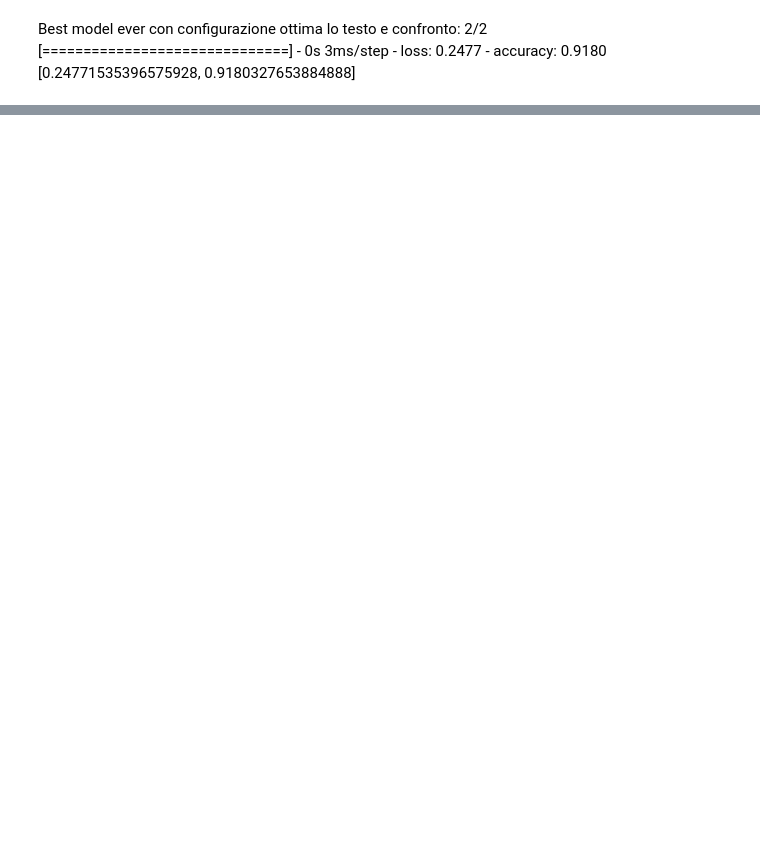
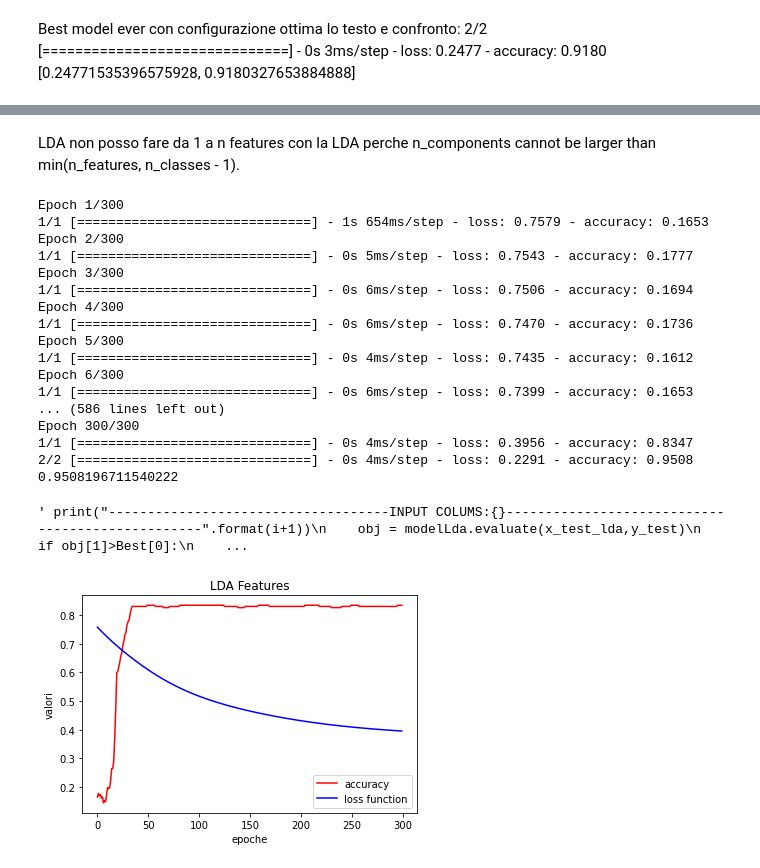
Before and after one commit to MatteoIng/FromEngToArt, a Jupyter notebook: ClassificationDeepHeartAttack.ipynb, the cells around one changed output, grey strips where cells are left out. Cells and saved outputs as stored; diff of their text form; code cells hidden in the pictures; blank space fills up the shorter version.

```diff
--- a/ClassificationDeepHeartAttack.ipynb
+++ b/ClassificationDeepHeartAttack.ipynb
@@ -487,0 +523,63 @@ Accuratezza:  0.819672131147541
+# %% [markdown]
+LDA non posso fare da 1 a n features con la LDA perche n_components cannot be larger than min(n_features, n_classes - 1).
+# %%
+Best = [0,""]
+
+
+#for i in range(1,):
+
+lda = LinearDiscriminantAnalysis(n_components=1)
+x_train_lda= lda.fit_transform(x_train, y_train)
+x_test_lda = lda.fit_transform(x_test,y_test)
+#print(x_test_lda.shape)
+#print(y_test.shape)
+
+modelLda = tf.keras.Sequential([
+    tf.keras.layers.BatchNormalization(),
+    tf.keras.layers.Dense(13,tf.keras.activations.relu),
+    tf.keras.layers.Dense(2,tf.keras.activations.softmax)
+])
+
+modelLda.compile(optimizer="adam",loss=tf.keras.losses.sparse_categorical_crossentropy, metrics=['accuracy'])
+storia = modelLda.fit(x_train_lda,y_train,batch_size=300,epochs=300)
+#modelLda.evaluate(x_test,y_test)
+
+
+
+plt.figure(i)
+plt.title('LDA Features')
+plt.plot(storia.history['accuracy'], color = 'red')
+plt.plot(storia.history['loss'], color = 'blue')
+plt.xlabel('epoche')
+plt.ylabel('valori')
+plt.legend(['accuracy','loss function'])
+_,BestLda = modelLda.evaluate(x_test_lda,y_test)
+print(BestLda)
+
+""" print("------------------------------------INPUT COLUMS:{}-------------------------------------------------".format(i+1))
+    obj = modelLda.evaluate(x_test_lda,y_test)
+    if obj[1]>Best[0]:
+            Best[0] = obj[1]
+            Best[1] = "INPUT COLUMS "+str(i+1)
+plt.show()
+print("BEST:",Best) """
+# %% [output]
+Epoch 1/300
+1/1 [==============================] - 1s 654ms/step - loss: 0.7579 - accuracy: 0.1653
+Epoch 2/300
+1/1 [==============================] - 0s 5ms/step - loss: 0.7543 - accuracy: 0.1777
+Epoch 3/300
+1/1 [==============================] - 0s 6ms/step - loss: 0.7506 - accuracy: 0.1694
+Epoch 4/300
+1/1 [==============================] - 0s 6ms/step - loss: 0.7470 - accuracy: 0.1736
+Epoch 5/300
+1/1 [==============================] - 0s 4ms/step - loss: 0.7435 - accuracy: 0.1612
+Epoch 6/300
+1/1 [==============================] - 0s 6ms/step - loss: 0.7399 - accuracy: 0.1653
+... (586 lines left out)
+Epoch 300/300
+1/1 [==============================] - 0s 4ms/step - loss: 0.3956 - accuracy: 0.8347
+2/2 [==============================] - 0s 4ms/step - loss: 0.2291 - accuracy: 0.9508
+0.9508196711540222
+' print("------------------------------------INPUT COLUMS:{}-------------------------------------------------".format(i+1))\n    obj = modelLda.evaluate(x_test_lda,y_test)\n    if obj[1]>Best[0]:\n    ...
+[figure, added]
```
Also changed, not shown: parts of 59 cells of this notebook, 1 other file.
